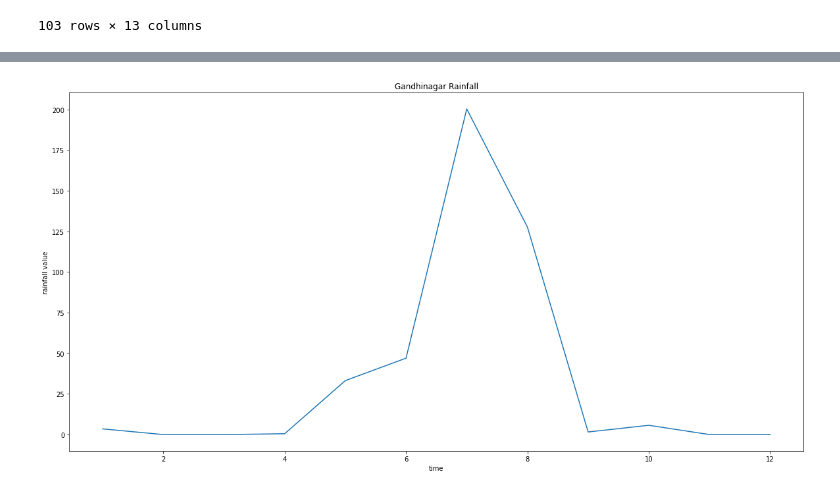
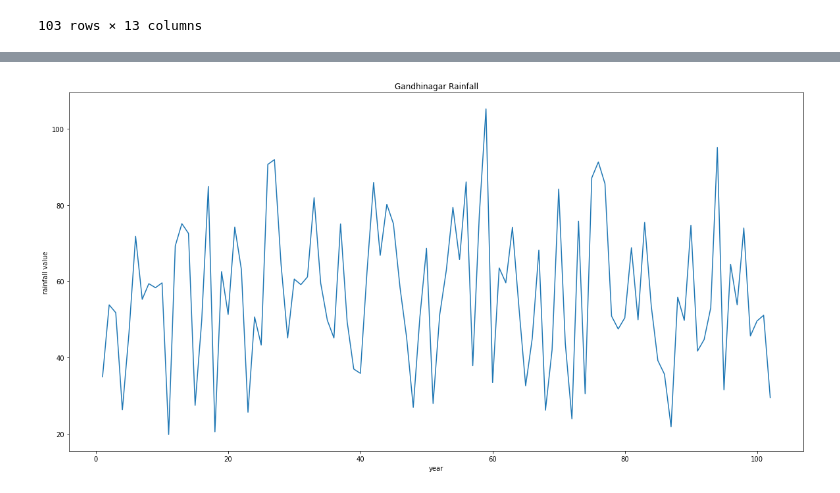
Before and after one commit to shantanutyagi67/CT303_Labs, a Jupyter notebook: Lab 2/q2.ipynb, the cells around one changed output, grey strips where cells are left out. Drawn from its saved outputs; the diff is of its cells as text; code cells hidden in the pictures.

```diff
--- a/Lab 2/q2.ipynb
+++ b/Lab 2/q2.ipynb
@@ -3,6 +5,6 @@
 # %%
 import pandas as pd
-df = pd.read_excel ('Gandhinagar_RainfallData.xls')
+df = pd.read_excel (r'Gandhinagar_RainfallData.xls')
 df
 # %% [output]
 |  | Unnamed: 0 | Unnamed: 1 | Unnamed: 2 | Unnamed: 3 | Unnamed: 4 | Unnamed: 5 | Unnamed: 6 | Unnamed: 7 | ... |
@@ -108,0 +51,5 @@ array([3.5, 0, 0, ..., 0, 0, 0], dtype=object)
+# %%
+monthly = np.array([])
+for i in range(12):
+    monthly = np.append(monthly,data[0:][i].mean())
+monthly
@@ -127,0 +76,4 @@ plt.show()
+# %%
+for i in range(12):
+    np.append(monthly,monthly)
+print(np.cov(monthly, bias=True))
@@ -127,0 +84,5 @@ plt.show()
+# %%
+yearly = np.array([])
+for i in range(102):
+    yearly = np.append(yearly,data[0:][i].mean())
+yearly
@@ -128,16 +107,16 @@ plt.show()
 # %%
 plt.figure(figsize=(20,10))
-plt.plot( np.linspace(1,12,12),data[0])
+plt.plot( np.linspace(1,102,102),yearly)
 
 # naming the x axis
-plt.xlabel('time')
+plt.xlabel('year')
 # naming the y axis
 plt.ylabel('rainfall value')
 
 # giving a title to my graph
 plt.title('Gandhinagar Rainfall')
 
 # function to show t
 plt.show()
 # %% [output]
-[figure, old version]
+[figure, new version]
```
Also changed, not shown: parts of 26 cells of this notebook, 2 other files.
